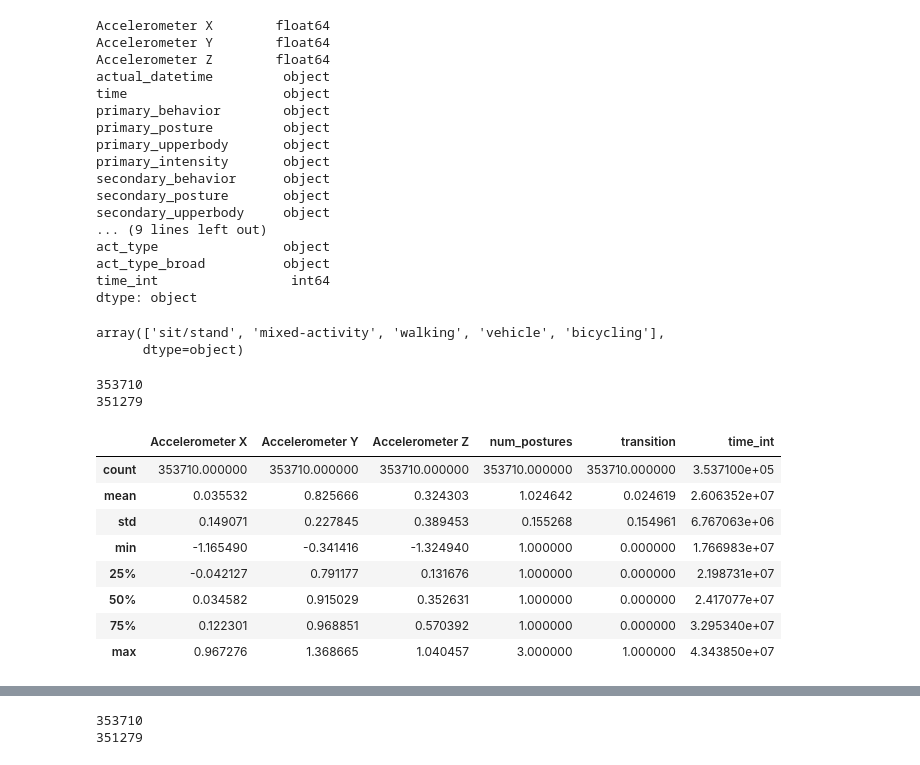
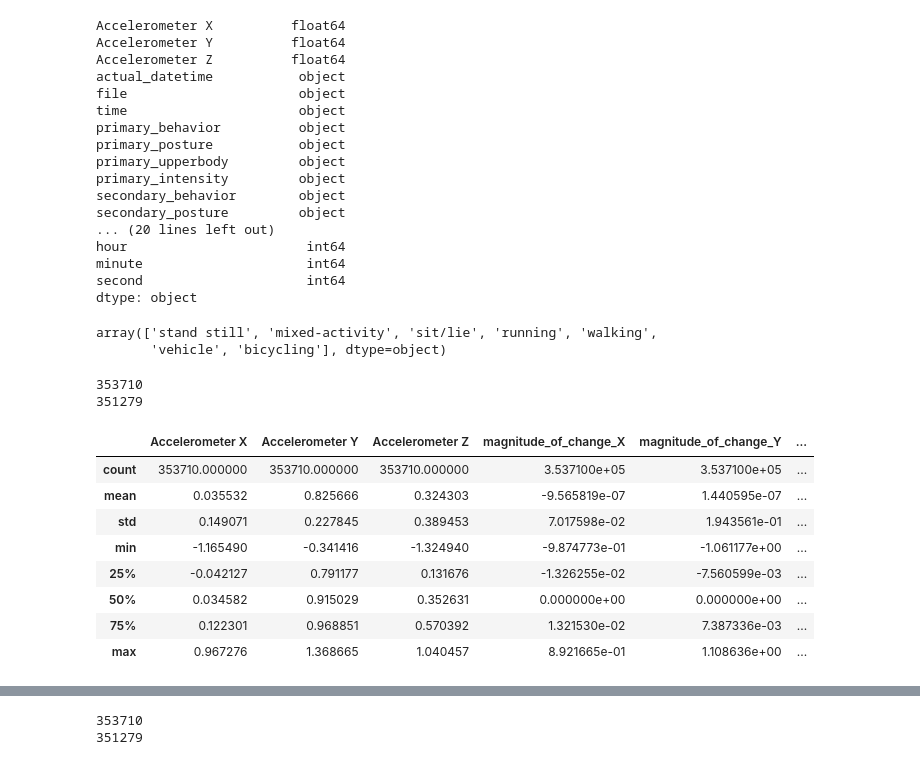
Before and after one commit to hglanz/DSFellow_KeadleMonitorStudies, a Jupyter notebook: hmm.ipynb, the cells around one changed output, grey strips where cells are left out. Saved outputs shown, nothing was run; the diff lists cells and outputs as text; code cells hidden in the pictures.

```diff
--- a/hmm.ipynb
+++ b/hmm.ipynb
@@ -10,31 +10,34 @@ path = "E:/Data/Monitor Data/data_frames/"
 # df_hip = pd.read_csv(path + "hip.csv")
 df_chest = pd.read_csv(path + "chest.csv")
 df_thigh = pd.read_csv(path + "thigh.csv")
+# %%
+df_chest["day_of_week"] = pd.to_datetime(df_chest["time"]).dt.dayofweek
+df_thigh["day_of_week"] = pd.to_datetime(df_thigh["time"]).dt.dayofweek
 # %%
 df_chest.dtypes
 # %% [output]
-Accelerometer X        float64
-Accelerometer Y        float64
-Accelerometer Z        float64
-actual_datetime         object
-time                    object
-primary_behavior        object
-primary_posture         object
-primary_upperbody       object
-primary_intensity       object
-secondary_behavior      object
-secondary_posture       object
-secondary_upperbody     object
-... (9 lines left out)
-act_type                object
-act_type_broad          object
-time_int                 int64
+Accelerometer X          float64
+Accelerometer Y          float64
+Accelerometer Z          float64
+actual_datetime           object
+file                      object
+time                      object
+primary_behavior          object
+primary_posture           object
+primary_upperbody         object
+primary_intensity         object
+secondary_behavior        object
+secondary_posture         object
+... (20 lines left out)
+hour                       int64
+minute                     int64
+second                     int64
 dtype: object
 # %%
-df_chest["broad_activity"].unique()
+df_chest["updated_activity"].unique()
 # %% [output]
-array(['sit/stand', 'mixed-activity', 'walking', 'vehicle', 'bicycling'],
-      dtype=object)
+array(['stand still', 'mixed-activity', 'sit/lie', 'running', 'walking',
+       'vehicle', 'bicycling'], dtype=object)
 # %%
 print(len(df_chest))
 print(len(df_thigh))
@@ -42,29 +45,35 @@ print(len(df_thigh))
 353710
 351279
 # %%
-response_activity = "broad_activity"
+response_activity = "updated_activity"
 
 categorical_variables = ["primary_behavior", "primary_posture", "primary_upperbody", "primary_intensity",
                          "secondary_behavior", "secondary_posture", "secondary_upperbody", "secondary_intensity",
                          "type", "broad_activity", "detailed_activity", "act_type", "act_type_broad"]
 
-float_variables = ["Accelerometer X", "Accelerometer Y", "Accelerometer Z"]
+float_variables = ["Accelerometer X", "Accelerometer Y", "Accelerometer Z",
+                   "magnitude_of_change_X", "magnitude_of_change_Y", "magnitude_of_change_Z"]
 
-int_variables = ["num_postures", "transition", "time_int"]
+int_variables = ["num_postures", "transition", "time_diff_seconds", "day_of_week", "hour"]
 
 datetime_variables = ["actual_datetime", "time", "actual_time", "start.time"]
+
+
+model_variables = ["Accelerometer X", "Accelerometer Y", "Accelerometer Z",
+                   "magnitude_of_change_X", "magnitude_of_change_Y", "magnitude_of_change_Z"]#,
+                   #"time_diff_seconds", "day_of_week", "hour"]
 # %%
-df_chest[float_variables + int_variables].describe()
+df_chest[model_variables].describe()
 # %% [output]
-|  | Accelerometer X | Accelerometer Y | Accelerometer Z | num_postures | transition | time_int |
-| count | 353710.000000 | 353710.000000 | 353710.000000 | 353710.000000 | 353710.000000 | 3.537100e+05 |
-| mean | 0.035532 | 0.825666 | 0.324303 | 1.024642 | 0.024619 | 2.606352e+07 |
-| std | 0.149071 | 0.227845 | 0.389453 | 0.155268 | 0.154961 | 6.767063e+06 |
-| min | -1.165490 | -0.341416 | -1.324940 | 1.000000 | 0.000000 | 1.766983e+07 |
-| 25% | -0.042127 | 0.791177 | 0.131676 | 1.000000 | 0.000000 | 2.198731e+07 |
-| 50% | 0.034582 | 0.915029 | 0.352631 | 1.000000 | 0.000000 | 2.417077e+07 |
-| 75% | 0.122301 | 0.968851 | 0.570392 | 1.000000 | 0.000000 | 3.295340e+07 |
-| max | 0.967276 | 1.368665 | 1.040457 | 3.000000 | 1.000000 | 4.343850e+07 |
+|  | Accelerometer X | Accelerometer Y | Accelerometer Z | magnitude_of_change_X | magnitude_of_change_Y | ... |
+| count | 353710.000000 | 353710.000000 | 353710.000000 | 3.537100e+05 | 3.537100e+05 | ... |
+| mean | 0.035532 | 0.825666 | 0.324303 | -9.565819e-07 | 1.440595e-07 | ... |
+| std | 0.149071 | 0.227845 | 0.389453 | 7.017598e-02 | 1.943561e-01 | ... |
+| min | -1.165490 | -0.341416 | -1.324940 | -9.874773e-01 | -1.061177e+00 | ... |
+| 25% | -0.042127 | 0.791177 | 0.131676 | -1.326255e-02 | -7.560599e-03 | ... |
+| 50% | 0.034582 | 0.915029 | 0.352631 | 0.000000e+00 | 0.000000e+00 | ... |
+| 75% | 0.122301 | 0.968851 | 0.570392 | 1.321530e-02 | 7.387336e-03 | ... |
+| max | 0.967276 | 1.368665 | 1.040457 | 8.921665e-01 | 1.108636e+00 | ... |
 # %%
 from sklearn.feature_selection import SelectKBest, f_classif
 
```
Also changed, not shown: parts of 23 cells of this notebook, 1 other file.
